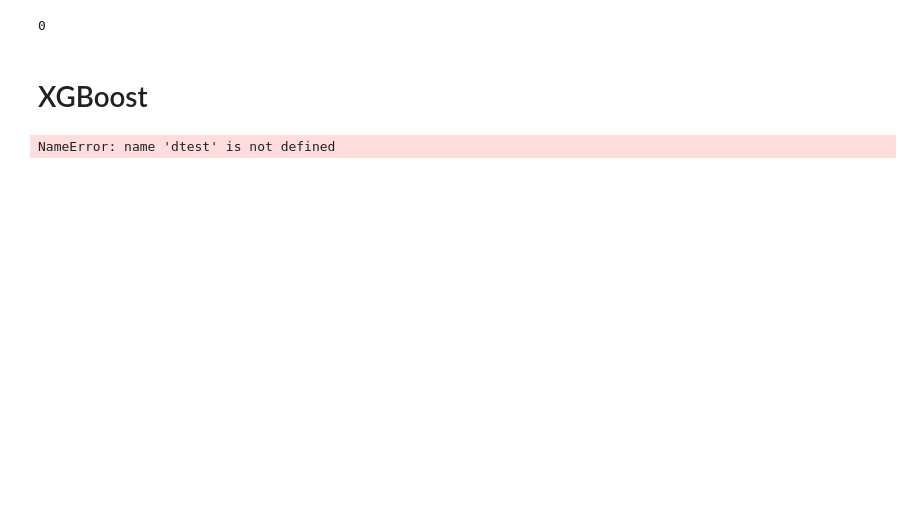
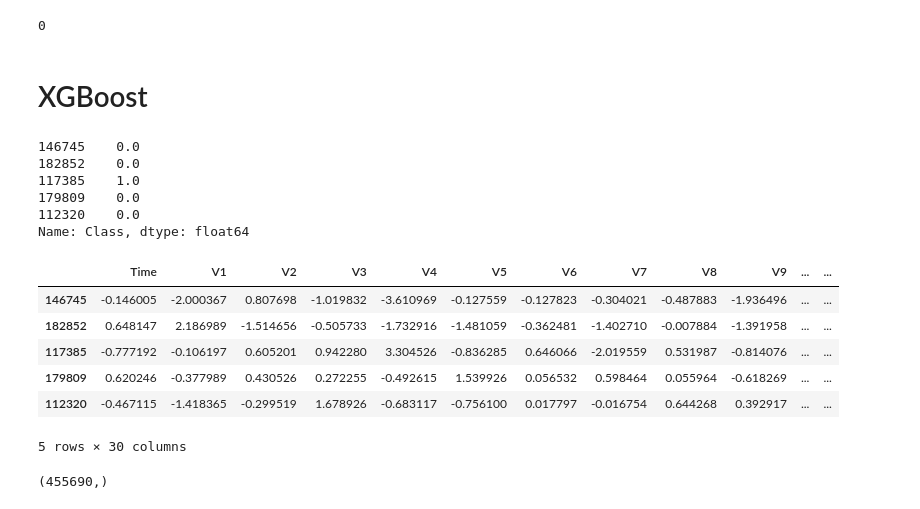
Before and after one commit to chinne/masterthesis, a Jupyter notebook: 02_GAN.ipynb, the cells around one changed output. Drawn from its saved outputs; the diff is of its cells as text; code cells hidden in the pictures; blank space fills up the shorter version.

```diff
--- a/02_GAN.ipynb
+++ b/02_GAN.ipynb
@@ -195,3 +266,6 @@ df_generatedData.head()
+# %%
+train = train.append(df_generatedData)
+train = train.sample(frac=1)
 # %%
 train.shape
 # %% [output]
@@ -231,11 +316,28 @@ train_y = train.Class
 train_y.isnull().sum()
 # %% [output]
 0
+# %%
+train_X = train
 # %%
-train_X = train.drop('Class', axis=1, inplace=True)
+train_X.drop('Class', axis=1, inplace=True)
 # %% [markdown]
 # XGBoost
-# %%
-dtest.feature_names
-# %% [output]
-NameError: name 'dtest' is not defined
+# %%
+train_y.head()
+# %% [output]
+146745    0.0
+182852    0.0
+117385    1.0
+179809    0.0
+112320    0.0
+Name: Class, dtype: float64
+# %%
+train_X.head()
+# %% [output]
+|  | Time | V1 | V2 | V3 | V4 | V5 | V6 | V7 | V8 | V9 | ... | ... |
+| 146745 | -0.146005 | -2.000367 | 0.807698 | -1.019832 | -3.610969 | -0.127559 | -0.127823 | -0.304021 | -0.487883 | -1.936496 | ... | ... |
+| 182852 | 0.648147 | 2.186989 | -1.514656 | -0.505733 | -1.732916 | -1.481059 | -0.362481 | -1.402710 | -0.007884 | -1.391958 | ... | ... |
+| 117385 | -0.777192 | -0.106197 | 0.605201 | 0.942280 | 3.304526 | -0.836285 | 0.646066 | -2.019559 | 0.531987 | -0.814076 | ... | ... |
+| 179809 | 0.620246 | -0.377989 | 0.430526 | 0.272255 | -0.492615 | 1.539926 | 0.056532 | 0.598464 | 0.055964 | -0.618269 | ... | ... |
+| 112320 | -0.467115 | -1.418365 | -0.299519 | 1.678926 | -0.683117 | -0.756100 | 0.017797 | -0.016754 | 0.644268 | 0.392917 | ... | ... |
+5 rows × 30 columns
@@ -242,3 +347,7 @@ NameError: name 'dtest' is not defined
+# %%
+train_y.shape
+# %% [output]
+(455690,)
 # %%
 start_time = time.time()
 dtrain = xgb.DMatrix(train_X, train_y, feature_names=feature_cols)
```
Also changed, not shown: parts of 34 cells of this notebook, 23 other files.
